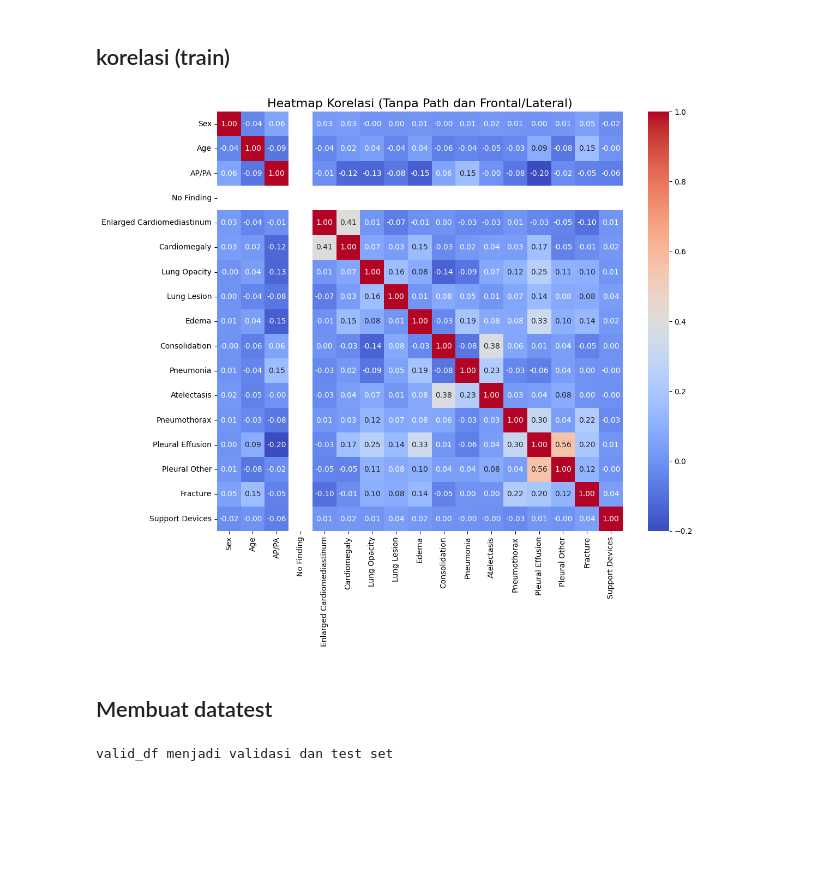
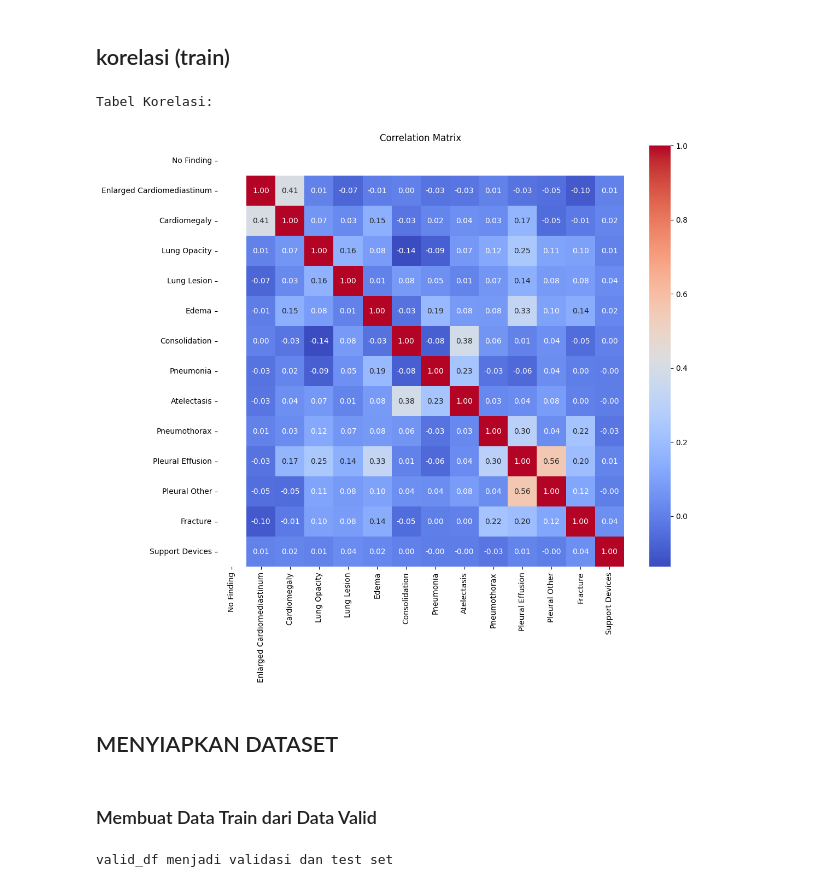
Before and after one commit to RafiHaqul/vit_multi_lung_class_HIDUP_JOKOWI, a Jupyter notebook: .ipynb, the cells around one changed output. Saved outputs shown, nothing was run; the diff lists cells and outputs as text; code cells hidden in the pictures; blank space fills up the shorter version.

Commit message:
add description dataset

```diff
--- a/.ipynb
+++ b/.ipynb
@@ -174,0 +113,7 @@ Support Devices                        3    [1.0, nan, 0.0, -1.0]
+# %%
+# Hapus kolom yang tidak diperlukan
+columns_to_drop = ['Sex', 'Age', 'Frontal/Lateral', 'AP/PA']
+train_df = train_df.drop(columns=columns_to_drop)
+valid_df = valid_df.drop(columns=columns_to_drop)
+
+print("Kolom yang tidak diperlukan telah dihapus.")
@@ -175,7 +178,7 @@ Support Devices                        3    [1.0, nan, 0.0, -1.0]
 # %%
-# Filter data dengan label 'Frontal'
-train_df = train_df[train_df['Frontal/Lateral'] == 'Frontal']
-valid_df = valid_df[valid_df['Frontal/Lateral'] == 'Frontal']
+# # Filter data dengan label 'Frontal'
+# train_df = train_df[train_df['Frontal/Lateral'] == 'Frontal']
+# valid_df = valid_df[valid_df['Frontal/Lateral'] == 'Frontal']
 
-print(f"Jumlah data dengan label 'Frontal' di train_df: {len(train_df)}")
-print(f"Jumlah data dengan label 'Frontal' di valid_df: {len(valid_df)}")
+# print(f"Jumlah data dengan label 'Frontal' di train_df: {len(train_df)}")
+# print(f"Jumlah data dengan label 'Frontal' di valid_df: {len(valid_df)}")
@@ -185,8 +185,2 @@ Jumlah data dengan label 'Frontal' di valid_df: 202
 # %% [markdown]
 ### LABEL ENCODING
-# %%
-# Ubah label 'Sex' menjadi boolean: 1 untuk Male, 0 untuk Female
-train_df['Sex'] = train_df['Sex'].map({'Male': 1, 'Female': 0})
-valid_df['Sex'] = valid_df['Sex'].map({'Male': 1, 'Female': 0})
-
-print("Label 'Sex' berhasil diubah menjadi boolean.")
@@ -195,6 +186,0 @@ Label 'Sex' berhasil diubah menjadi boolean.
-# %%
-# Ubah label 'AP/PA' menjadi numerik: 0 untuk AP, 1 untuk PA, 2 untuk LL, dan 3 untuk R
-train_df['AP/PA'] = train_df['AP/PA'].map({'AP': 0, 'PA': 1, 'LL': 2, 'RL': 3})
-valid_df['AP/PA'] = valid_df['AP/PA'].map({'AP': 0, 'PA': 1, 'LL': 2, 'RL': 3})
-
-print("Label 'AP/PA' berhasil diubah menjadi numerik.")
@@ -253,23 +189,26 @@ Label Distribution in Validation Data:
 # %%
 import seaborn as sns
 
-# Filter kolom kecuali 'Path' dan 'Frontal/Lateral'
-filtered_labels = train_df.loc[:, ~train_df.columns.isin(['Path', 'Frontal/Lateral'])]
+# Hitung korelasi antar kolom pada dataset train_df (hanya kolom numerik)
+numeric_columns = train_df.select_dtypes(include=['number'])
+correlation_table = numeric_columns.corr()
 
-# Hitung matriks korelasi
-correlation_table = filtered_labels.corr()
+# Tampilkan tabel korelasi
+print("Tabel Korelasi:")
+import matplotlib.pyplot as plt
 
-# Membuat heatmap dari tabel korelasi
+# Plot the correlation matrix using seaborn heatmap
 plt.figure(figsize=(12, 10))
 sns.heatmap(correlation_table, annot=True, fmt=".2f", cmap="coolwarm", cbar=True)
-
-# Menambahkan judul
-plt.title("Heatmap Korelasi (Tanpa Path dan Frontal/Lateral)", fontsize=16)
+plt.title("Correlation Matrix")
 plt.show()
 # %% [output]
+Tabel Korelasi:
-[figure, old version]
+[figure, new version]
-# %% [markdown]
-## Membuat datatest
+# %% [markdown]
+## MENYIAPKAN DATASET
+# %% [markdown]
+### Membuat Data Train dari Data Valid
 # %%
 # Bagi valid_df menjadi validasi dan test set
 valid_df, test_df = train_test_split(valid_df, test_size=0.10, random_state=42)
```
Also changed, not shown: parts of 13 cells of this notebook.
